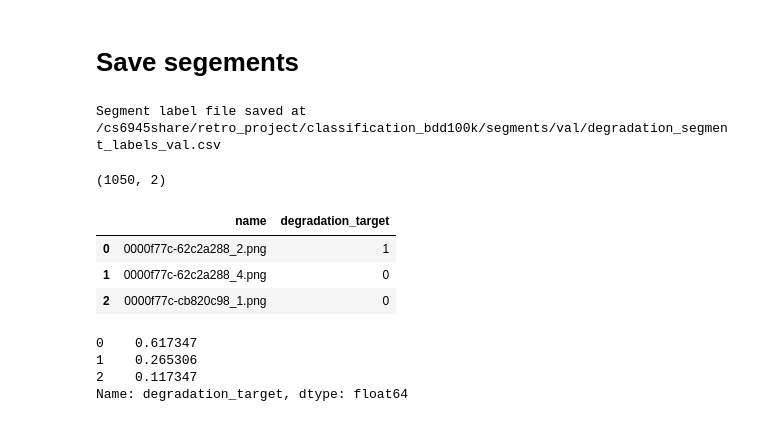
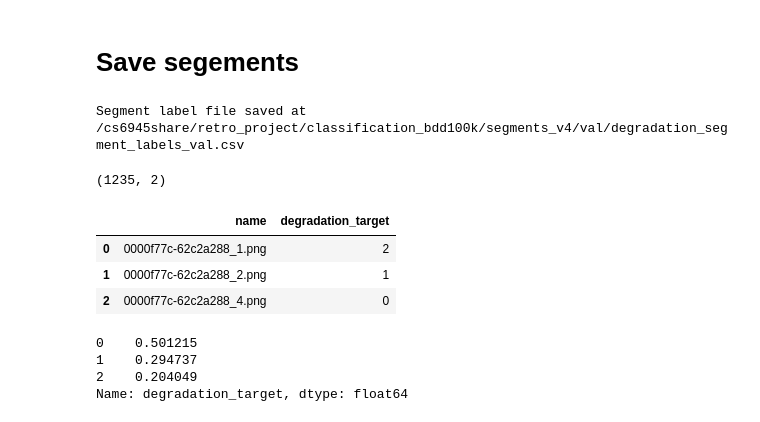
Before and after one commit to dfenny/LaneQ, a Jupyter notebook: degradation_calculation/Regression_dataset_selection_UI.ipynb, the cells around one changed output. Drawn from its saved outputs; the diff is of its cells as text; code cells hidden in the pictures.

```diff
--- a/degradation_calculation/Regression_dataset_selection_UI.ipynb
+++ b/degradation_calculation/Regression_dataset_selection_UI.ipynb
@@ -75,11 +106,24 @@ for img_name in tqdm(img_names):
 
     file_initials = ".".join(img_name.split(".")[:-1])  # remove extension
 
+    mask_name = f"{file_initials}.png"
+    mask_path = os.path.join(mask_dir, mask_name)
+
+    mask_img = cv2.imread(mask_path)
+    mask_img = cv2.cvtColor(mask_img, cv2.COLOR_BGR2GRAY)
+    # if range of image is [0, 255] normalize it
+    if np.max(mask_img) > 1:
+        mask_img = mask_img / 255  # normalize
+    mask_img = mask_img.astype(np.uint8)
+
     # load annotations
     annot_name = f"{file_initials}.json"
     fp = os.path.join(annotations_dir, annot_name)
     with open(fp, 'r') as file:
         annot_data = json.load(file)
+
+    # generate connected components
+    num_labels, label_mask, bboxes = hp.generate_connected_components(mask_img, connectivity=8)
 
     # save each annotations segments
     segment_labels = []
@@ -90,10 +134,21 @@ for img_name in tqdm(img_names):
         if target >= 0:
 
             coco_bbox = annot["bounding_box"]   # get bbox (top-left-x, top-left-y, width, height)
-            xmin, ymin, xmax, ymax = hp.box_coco_to_corner(coco_bbox)
+            expanded_coco_bbox = expand_bbox(coco_bbox=coco_bbox, image_width=img.shape[1], image_height=img.shape[0], padding=10)
+
+            xmin, ymin, xmax, ymax = hp.box_coco_to_corner(expanded_coco_bbox)
 
             # get segment in original image
-            segment = img[ymin:ymax + 1, xmin:xmax + 1].copy()      # get specific segment crop
+            orig_mask = (label_mask == idx).astype(np.uint8)
+
+            # # dilate the mask to include surrounding road region near lane marking
+            # kernel = np.ones((dilate_kernel, dilate_kernel))
+            # dilated_mask = cv2.dilate(orig_mask, kernel, iterations=1)
+
+            # # use this dialted region to get neighboring road color info
+            # segment = cv2.bitwise_and(img, img, mask=dilated_mask)
+            segment = img.copy()
+            segment = segment[ymin:ymax + 1, xmin:xmax + 1].copy()      # get specific segment crop
 
             # Write the segment to the output dir
             segment_name = f"{file_initials}_{idx}.png"
@@ -117,4 +172,4 @@ fn = os.path.join(segments_output_dir, fn)
 segment_df.to_csv(fn, index=False)
 print(f"Segment label file saved at {fn}")
 # %% [output]
-Segment label file saved at /cs6945share/retro_project/classification_bdd100k/segments/val/degradation_segment_labels_val.csv
+Segment label file saved at /cs6945share/retro_project/classification_bdd100k/segments_v4/val/degradation_segment_labels_val.csv
@@ -123,23 +180,23 @@ Segment label file saved at /cs6945share/retro_project/classification_bdd100k/se
 # %%
 # load and test some segments as a check
 d_type = "train"
-segments_dir = f"/cs6945share/retro_project/classification_bdd100k/segments/{d_type}/"
-path = f"/cs6945share/retro_project/classification_bdd100k/segments/degradation_segment_labels_{d_type}.csv"
+segments_dir = f"/cs6945share/retro_project/classification_bdd100k/segments_v4/{d_type}/"
+path = f"/cs6945share/retro_project/classification_bdd100k/segments_v4/degradation_segment_labels_{d_type}.csv"
 df = pd.read_csv(path)
 print(df.shape)
 df.head(3)
 # %% [output]
-(1050, 2)
+(1235, 2)
 |  | name | degradation_target |
-| 0 | 0000f77c-62c2a288_2.png | 1 |
-| 1 | 0000f77c-62c2a288_4.png | 0 |
-| 2 | 0000f77c-cb820c98_1.png | 0 |
+| 0 | 0000f77c-62c2a288_1.png | 2 |
+| 1 | 0000f77c-62c2a288_2.png | 1 |
+| 2 | 0000f77c-62c2a288_4.png | 0 |
 # %%
 df["degradation_target"].value_counts(normalize=True)
 # %% [output]
-0    0.617347
-1    0.265306
-2    0.117347
+0    0.501215
+1    0.294737
+2    0.204049
 Name: degradation_target, dtype: float64
 # %%
 samples = 5
```
Also changed, not shown: parts of 17 cells of this notebook, 4 other files.
